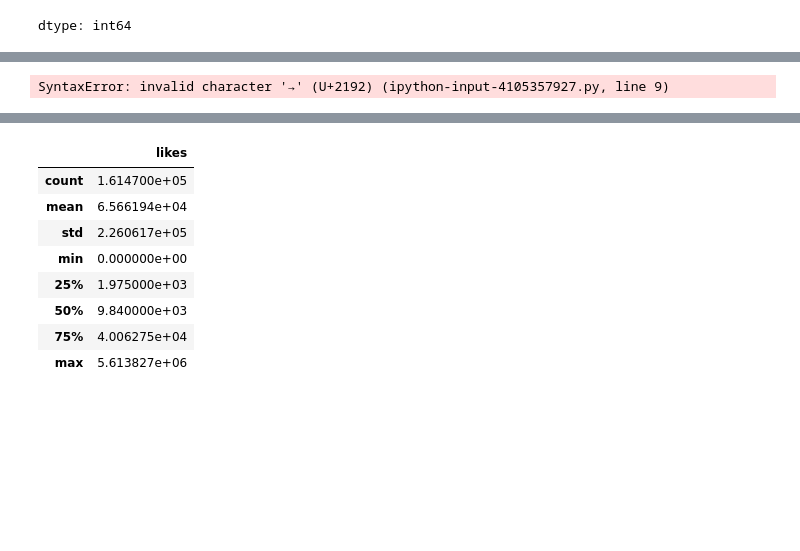
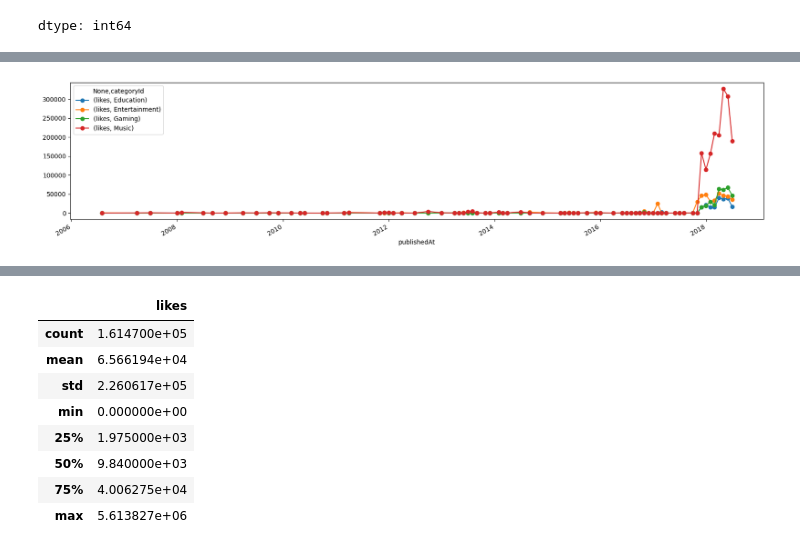
Before and after one commit to faridachettih/datascientest, a Jupyter notebook: Exams/Exam02 - Youtube videos.ipynb, the cells around one changed output, grey strips where cells are left out. Saved outputs shown, nothing was run; the diff lists cells and outputs as text; code cells hidden in the pictures; blank space fills up the shorter version.

```diff
--- a/Exams/Exam02 - Youtube videos.ipynb
+++ b/Exams/Exam02 - Youtube videos.ipynb
@@ -142,9 +141,13 @@ df_filtre.head(5)
 # %%
 # (k) Dans ce nouveau dataframe remplacer les nombres présents sur "categoryId" avec le nom de la catégorie correspondante
-df_filtre.loc[df_filtre['categoryId'] == 24, 'categoryId'] = 'Entertainment'
-df_filtre.loc[df_filtre['categoryId'] == 10, 'categoryId'] = 'Music'
-df_filtre.loc[df_filtre['categoryId'] == 20, 'categoryId'] = 'Gaming'
-df_filtre.loc[df_filtre['categoryId'] == 27, 'categoryId'] = 'Education'
+# changer le type de colonne en chaine de caratères
+df_filtre["categoryId"] = df_filtre["categoryId"].astype("string")
+
+#Remplacer les nombres avec le nom
+df_filtre.loc[df_filtre['categoryId'] == "24", 'categoryId'] = 'Entertainment'
+df_filtre.loc[df_filtre['categoryId'] == "10", 'categoryId'] = 'Music'
+df_filtre.loc[df_filtre['categoryId'] == "20", 'categoryId'] = 'Gaming'
+df_filtre.loc[df_filtre['categoryId'] == "27", 'categoryId'] = 'Education'
 
 df_filtre
 # %% [output]
@@ -164,12 +172,11 @@ df_filtre
 # %%
 # (l) En regroupant les données, on peut afficher l'évolution du nombre moyen de likes en fonction de la date d'apparition de la vidéo
 # (avec une fréquence mensuelle) et en distinguant la catégorie de la vidéo. Exécutez la cellule ci-dessous et commenter le résultat.
-On observe des variations dans le temps du nombre moyen de likes selon les catégories.
+#df_filtre["publishedAt"] = pd.to_datetime(df_filtre["publishedAt"])
+groupby_m = df_filtre.groupby([pd.Grouper(key = 'publishedAt', freq = 'm'),
+                               df_filtre['categoryId']])\
+                     .agg({'likes':'mean'}).unstack().fillna(0)
 
-Certaines catégories ont une moyenne systématiquement plus élevée (courbe au-dessus).
-
-Les pics peuvent venir de vidéos virales dans un mois donné (la moyenne monte fortement).
-
-Si les courbes sont proches → catégories proches en engagement ; si elles sont très séparées → catégories différentes en engagement.
+groupby_m.plot(figsize = (20, 4.5), style = 'o-');
 # %% [output]
-SyntaxError: invalid character '→' (U+2192) (ipython-input-4105357927.py, line 9)
+[figure, added]
```
Also changed, not shown: parts of 10 cells of this notebook.
